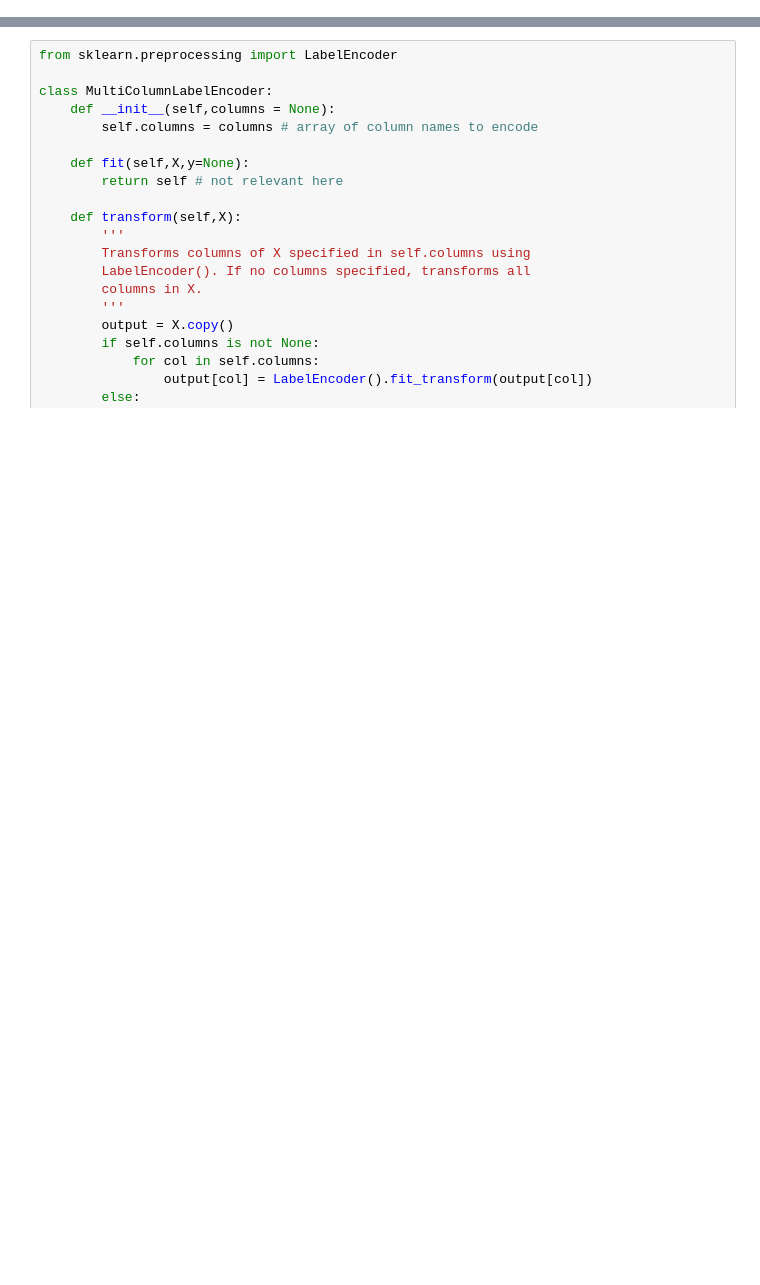
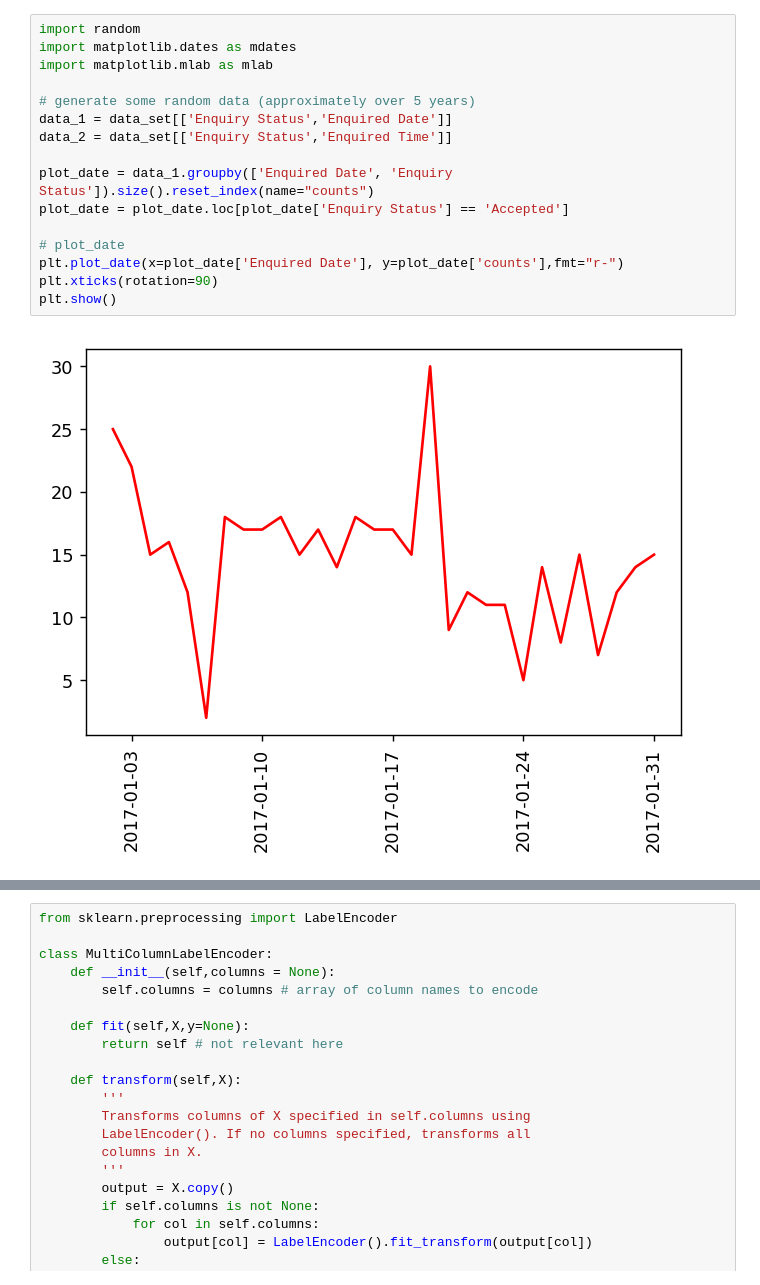
Before and after one commit to MagicMike90/customer-interest, a Jupyter notebook: enquiry.ipynb, the cells around one changed output, grey strips where cells are left out. Cells and saved outputs as stored; diff of their text form; blank space fills up the shorter version.

```diff
--- a/enquiry.ipynb
+++ b/enquiry.ipynb
@@ -23,3 +56,21 @@ y = df_enquiries['Enquiry Status']
+# %%
+import random
+import matplotlib.dates as mdates
+import matplotlib.mlab as mlab
+
+# generate some random data (approximately over 5 years)
+data_1 = data_set[['Enquiry Status','Enquired Date']]
+data_2 = data_set[['Enquiry Status','Enquired Time']]
+
+plot_date = data_1.groupby(['Enquired Date', 'Enquiry Status']).size().reset_index(name="counts")
+plot_date = plot_date.loc[plot_date['Enquiry Status'] == 'Accepted']
+
+# plot_date
+plt.plot_date(x=plot_date['Enquired Date'], y=plot_date['counts'],fmt="r-")
+plt.xticks(rotation=90)
+plt.show()
+# %% [output]
+[figure, added]
 # %%
 print("Keys of enquiries_dataset: \n{}".format(X.keys()))
 # %% [output]
```
Also changed, not shown: parts of 16 cells of this notebook, 1 other file.
